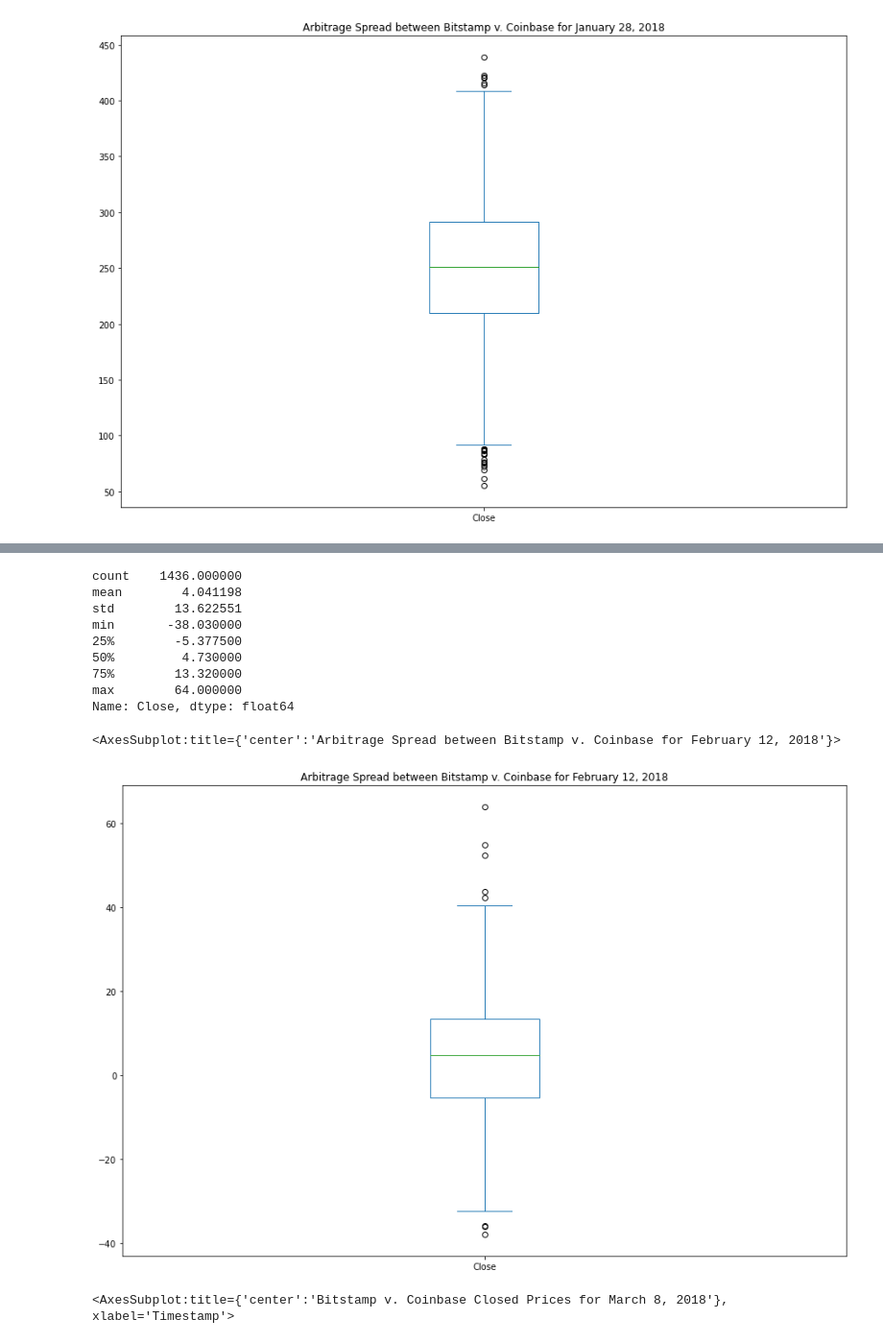
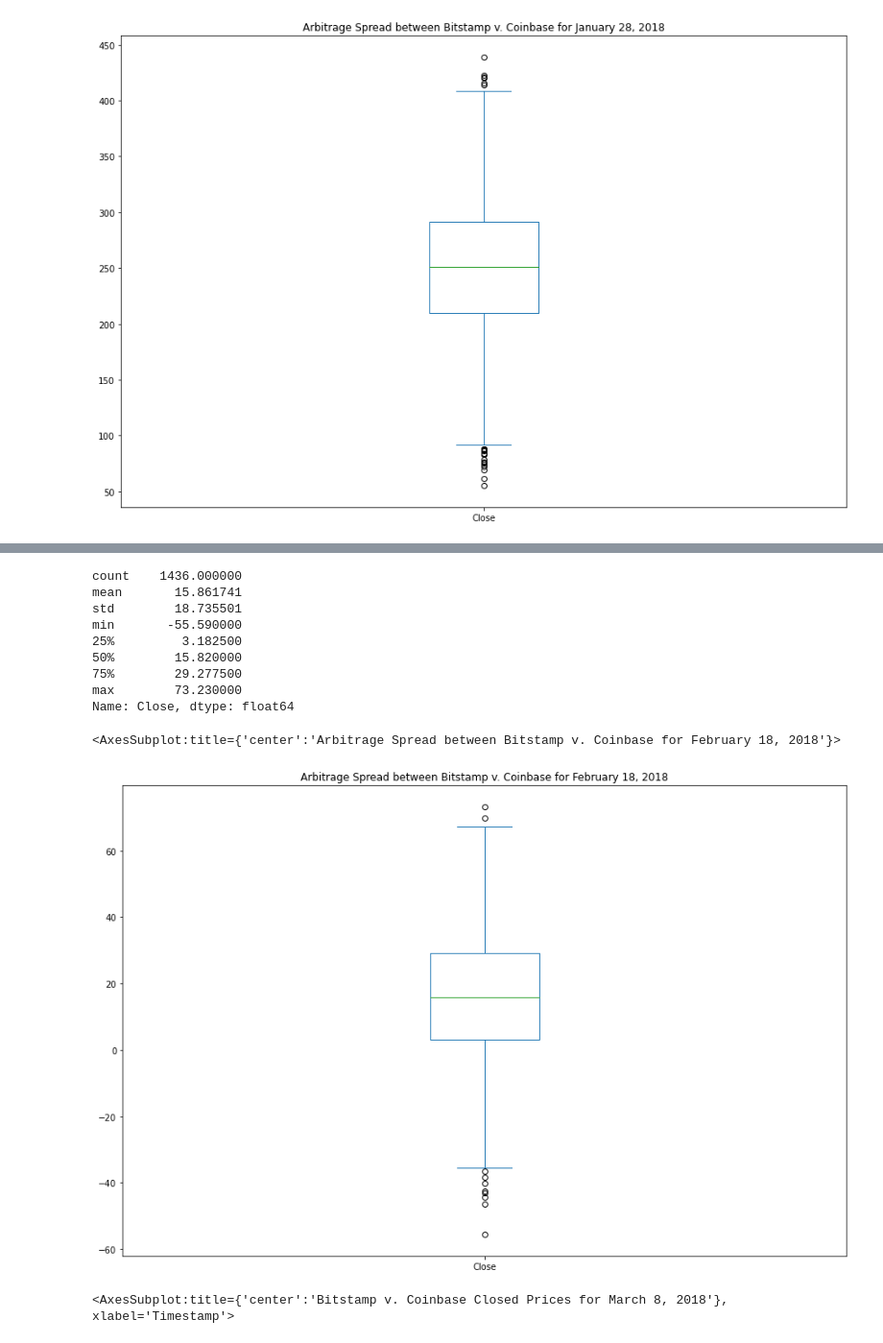
Before and after one commit to drew94591/Crypto_Arbitrage, a Jupyter notebook: crypto_arbitrage.ipynb, the cells around one changed output, grey strips where cells are left out. Shown: that part at 96% size. Saved outputs shown, nothing was run; the diff lists cells and outputs as text; code cells hidden in the pictures.

```diff
--- a/crypto_arbitrage.ipynb
+++ b/crypto_arbitrage.ipynb
@@ -530,26 +530,26 @@ coinbase_sliced["Close"].loc["2018-02-12"].plot(legend=True, figsize=(15, 10), c
 # %%
 # Using the date in the middle that you have selected, calculate the arbitrage spread
 # by subtracting the bitstamp lower closing prices from the coinbase higher closing prices
-arbitrage_spread_middle = bitstamp_sliced["Close"].loc["2018-02-12"] - coinbase_sliced["Close"].loc["2018-02-12"]
+arbitrage_spread_middle = bitstamp_sliced["Close"].loc["2018-02-18"] - coinbase_sliced["Close"].loc["2018-02-18"]
 
 # Generate summary statistics
 arbitrage_spread_middle.describe()
 # %% [output]
 count    1436.000000
-mean        4.041198
-std        13.622551
-min       -38.030000
-25%        -5.377500
-50%         4.730000
-75%        13.320000
-max        64.000000
+mean       15.861741
+std        18.735501
+min       -55.590000
+25%         3.182500
+50%        15.820000
+75%        29.277500
+max        73.230000
 Name: Close, dtype: float64
 # %%
 # Visualize the arbitrage spread from the middle of the dataset in a box plot
-arbitrage_spread_middle.plot(kind="box", figsize=(15, 10), title="Arbitrage Spread between Bitstamp v. Coinbase for February 12, 2018")
+arbitrage_spread_middle.plot(kind="box", figsize=(15, 10), title="Arbitrage Spread between Bitstamp v. Coinbase for February 18, 2018")
 # %% [output]
-<AxesSubplot:title={'center':'Arbitrage Spread between Bitstamp v. Coinbase for February 12, 2018'}>
+<AxesSubplot:title={'center':'Arbitrage Spread between Bitstamp v. Coinbase for February 18, 2018'}>
-[figure, old version]
+[figure, new version]
 # %%
 # Create an overlay plot that visualizes the two dataframes over a period of one day from late in the dataset.
 # Be sure that the plots include the parameters `legend`, `figsize`, `title`, `color` and `label`
```
Also changed, not shown: parts of 35 cells of this notebook.
